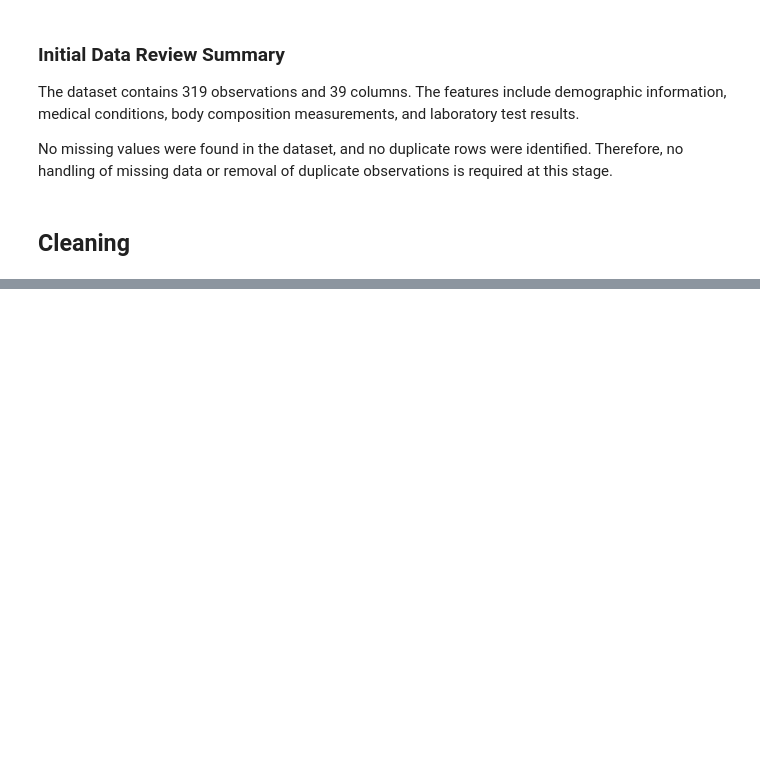
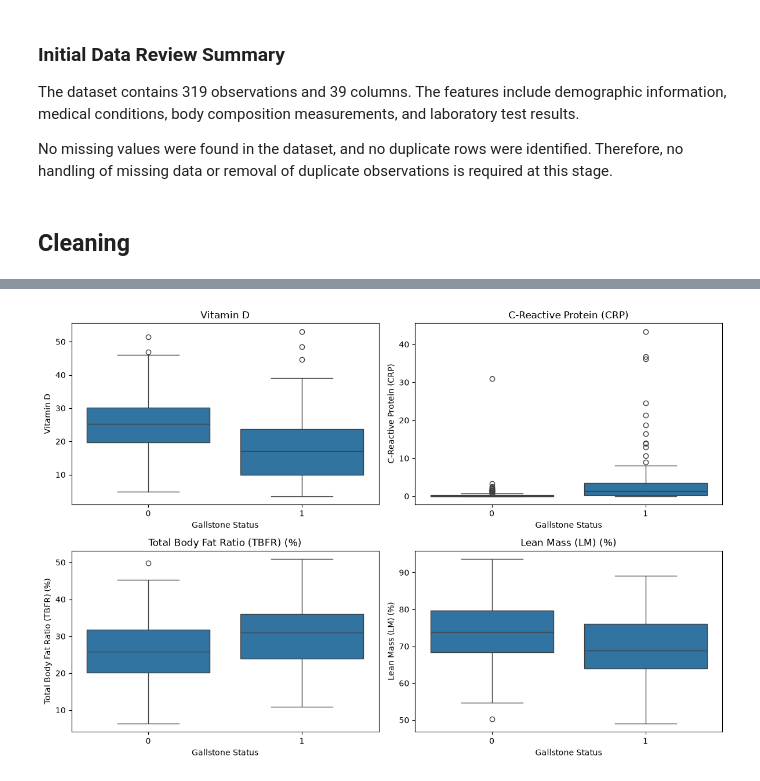
Before and after one commit to magfor02/DAT540, a Jupyter notebook: code.ipynb, the cells around one changed output, grey strips where cells are left out. Saved outputs shown, nothing was run; the diff lists cells and outputs as text; code cells hidden in the pictures; blank space fills up the shorter version.

```diff
--- a/code.ipynb
+++ b/code.ipynb
@@ -94,0 +176,26 @@ No missing values were found in the dataset, and no duplicate rows were identifi
+# %%
+features = [
+    "Vitamin D",
+    "C-Reactive Protein (CRP)",
+    "Total Body Fat Ratio (TBFR) (%)",
+    "Lean Mass (LM) (%)"
+]
+
+fig, axes = plt.subplots(2, 2, figsize=(12, 8))
+
+for feature, ax in zip(features, axes.flatten()):
+
+    sns.boxplot(
+        data=df,
+        x="Gallstone Status",
+        y=feature,
+        ax=ax
+    )
+
+    ax.set_title(feature)
+    ax.set_xlabel("Gallstone Status")
+
+plt.tight_layout()
+plt.show()
+# %% [output]
+[figure, added]
```
Also changed, not shown: parts of 7 cells of this notebook.
